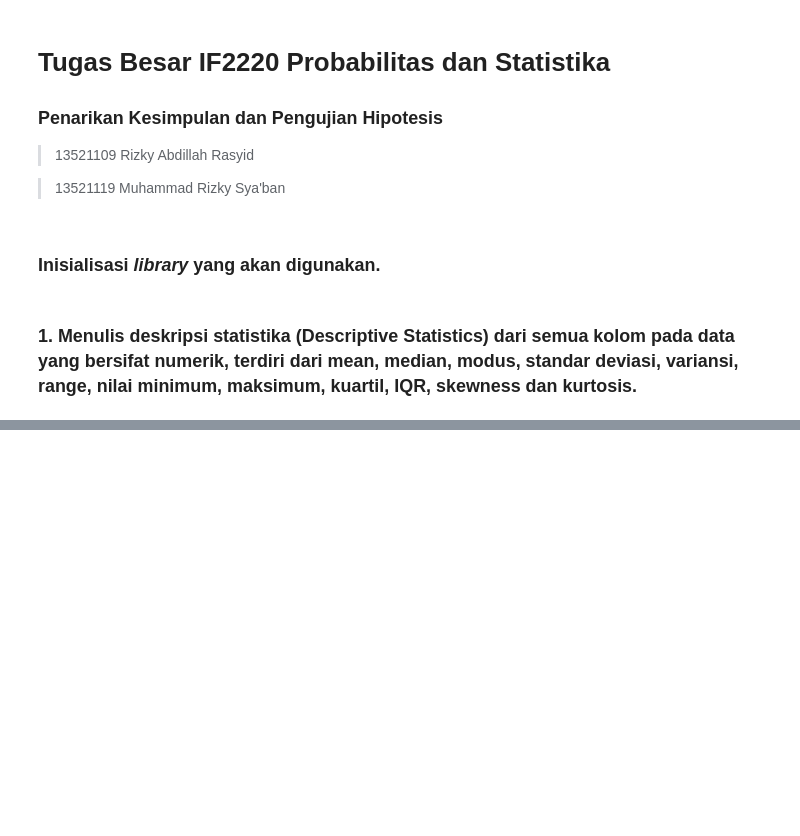
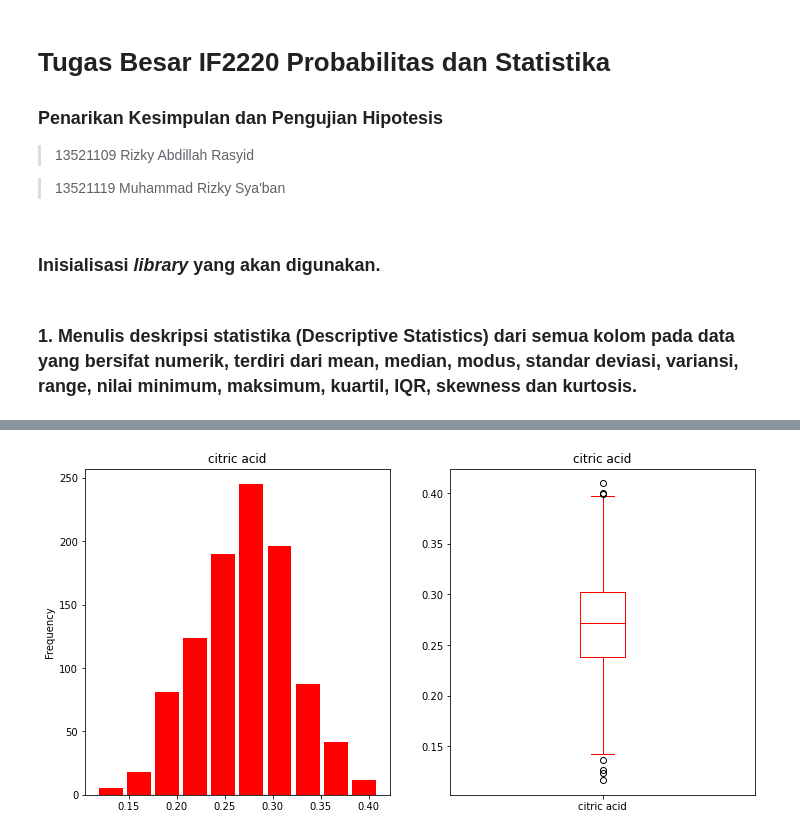
Before and after one commit to mrsyaban/Hipotesis-Testing, a Jupyter notebook: main.ipynb, the cells around one changed output, grey strips where cells are left out. Saved outputs shown, nothing was run; the diff lists cells and outputs as text; code cells hidden in the pictures; blank space fills up the shorter version.

```diff
--- a/main.ipynb
+++ b/main.ipynb
@@ -49,0 +60,4 @@ df.head()
+# %%
+problem2(dataHeader[2])
+# %% [output]
+[figure, added]
```
Also changed, not shown: parts of 7 cells of this notebook.
